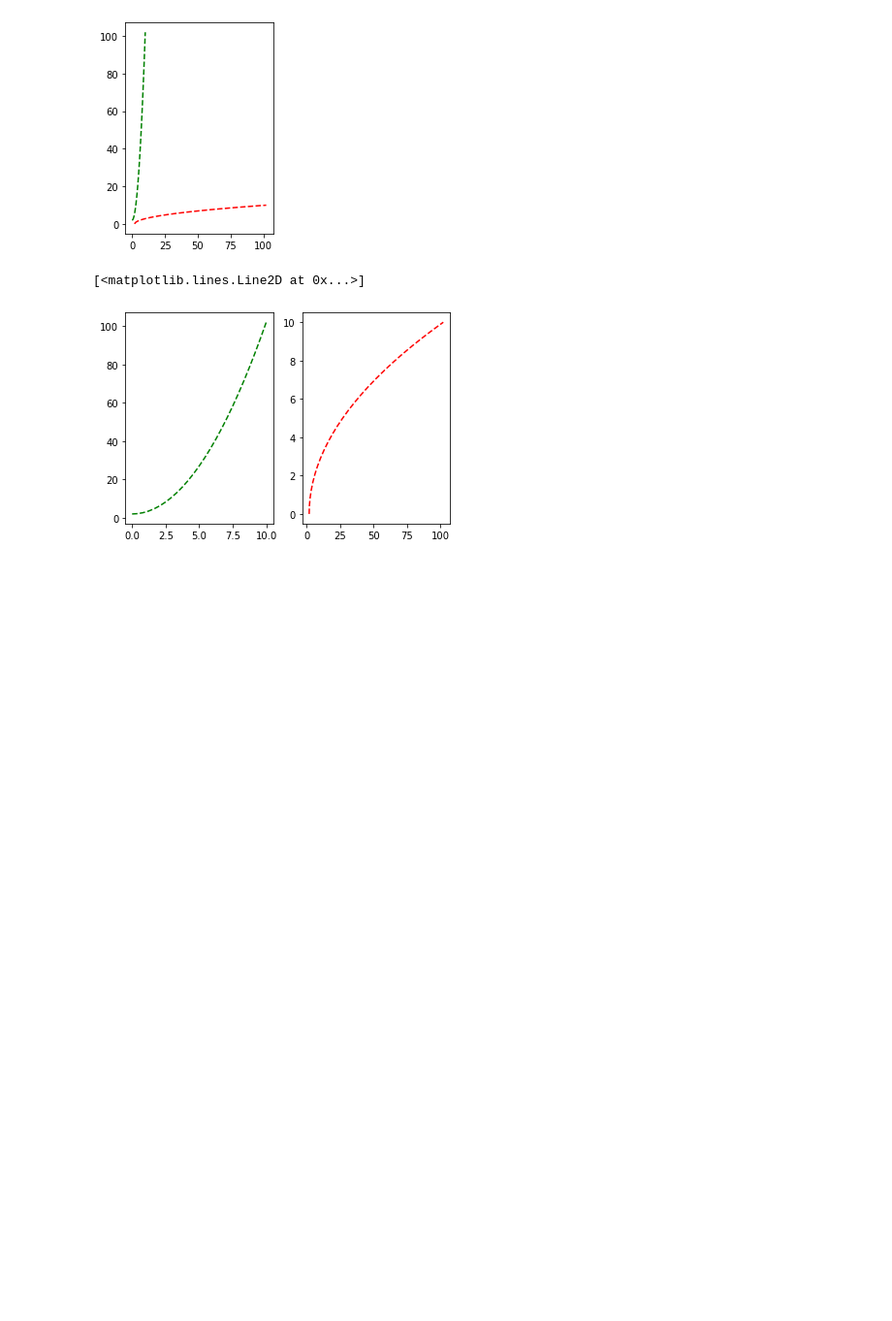
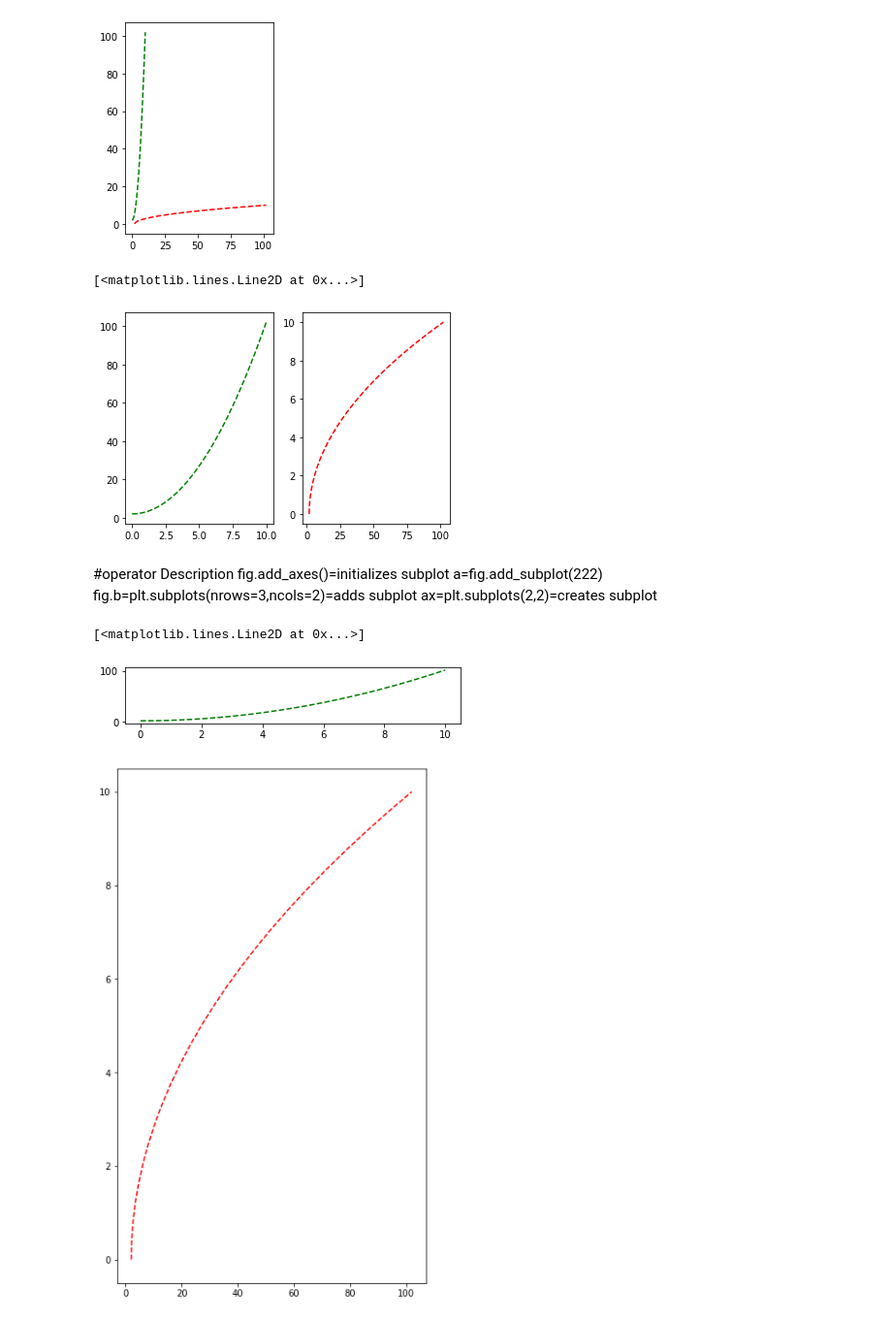
Before and after one commit to alhadikhan/data-visualization-practice, a Jupyter notebook: DVtest.ipynb, the cells around one changed output. Shown: that part at 97% size. Saved outputs shown, nothing was run; the diff lists cells and outputs as text; code cells hidden in the pictures; blank space fills up the shorter version.

```diff
--- a/DVtest.ipynb
+++ b/DVtest.ipynb
@@ -68,0 +64,5 @@ pylab.plot(y,x,'r--')
+# %% [markdown]
+#operator Description
+fig.add_axes()=initializes subplot a=fig.add_subplot(222)
+fig.b=plt.subplots(nrows=3,ncols=2)=adds subplot
+ax=plt.subplots(2,2)=creates subplot
@@ -68,0 +71,11 @@ pylab.plot(y,x,'r--')
+# %%
+fig=plt.figure()
+axis=fig.add_axes([0.5,0.1,0.8,.2]) # controls left,right,width,height of the canvas from (0,1)
+axis.plot(x,y,'g--')
+fig=plt.figure()
+axis=fig.add_axes([0.5,0.1,0.8,2]) # controls left,right,width,height of the canvas from (0,1)
+axis.plot(y,x,'r--')
+# %% [output]
+[<matplotlib.lines.Line2D at 0x...>]
+[figure, added]
+[figure, added]
```
Also changed, not shown: parts of 3 cells of this notebook.
